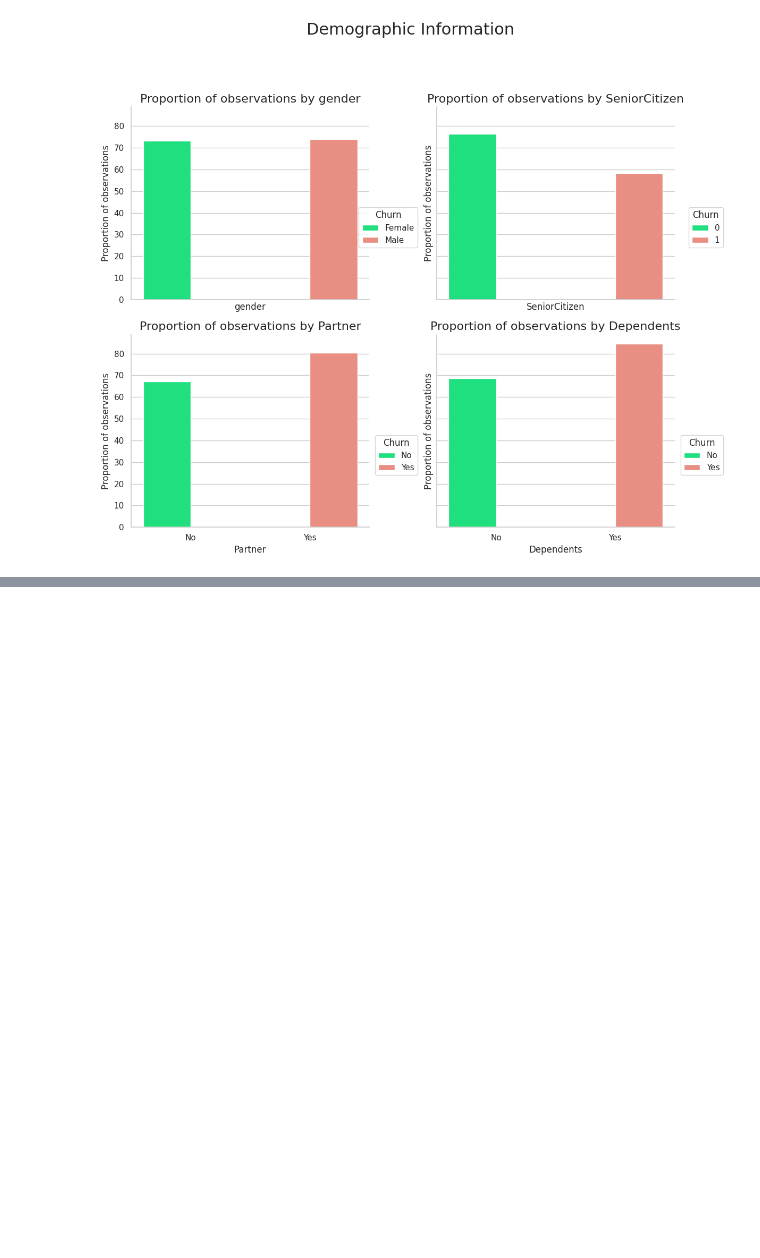
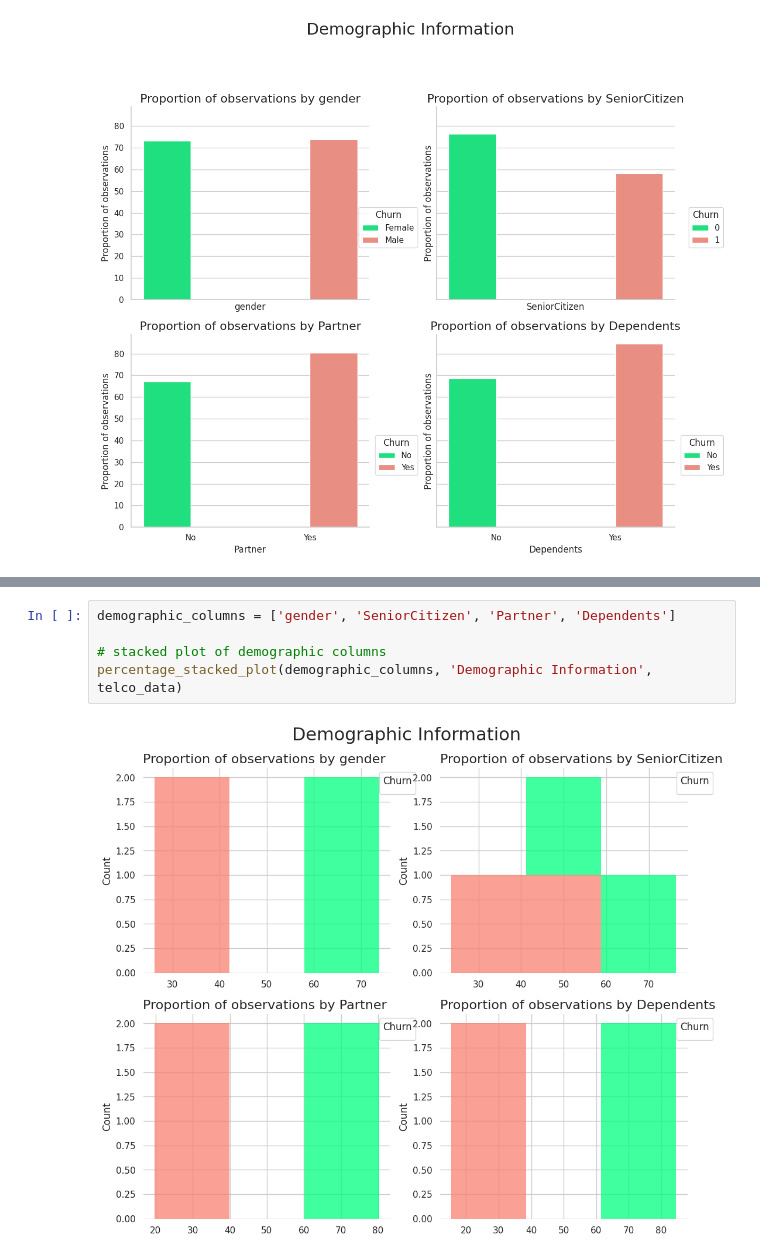
Before and after one commit to ram-polisetti/DataScience, a Jupyter notebook: telco-customer-churn-analysis.ipynb, the cells around one changed output, grey strips where cells are left out. Saved outputs shown, nothing was run; the diff lists cells and outputs as text; blank space fills up the shorter version.

Commit message:
Kaggle Notebook | Telco Customer Churn Analysis | Version 4

```diff
--- a/telco-customer-churn-analysis.ipynb
+++ b/telco-customer-churn-analysis.ipynb
@@ -283,0 +329,7 @@ percentage_stacked_plot(demographic_columns, 'Demographic Information', telco_da
+# %%
+demographic_columns = ['gender', 'SeniorCitizen', 'Partner', 'Dependents']
+
+# stacked plot of demographic columns
+percentage_stacked_plot(demographic_columns, 'Demographic Information', telco_data)
+# %% [output]
+[figure, added]
```
Also changed, not shown: parts of 1 cell of this notebook.
